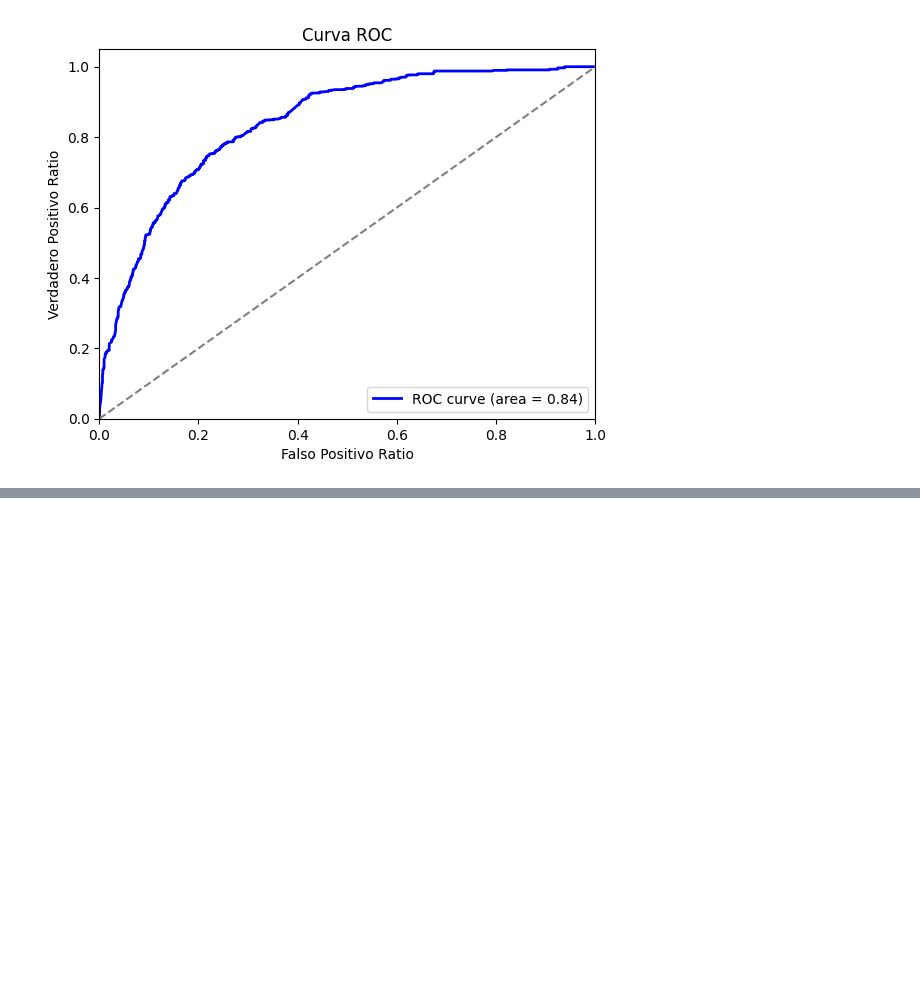
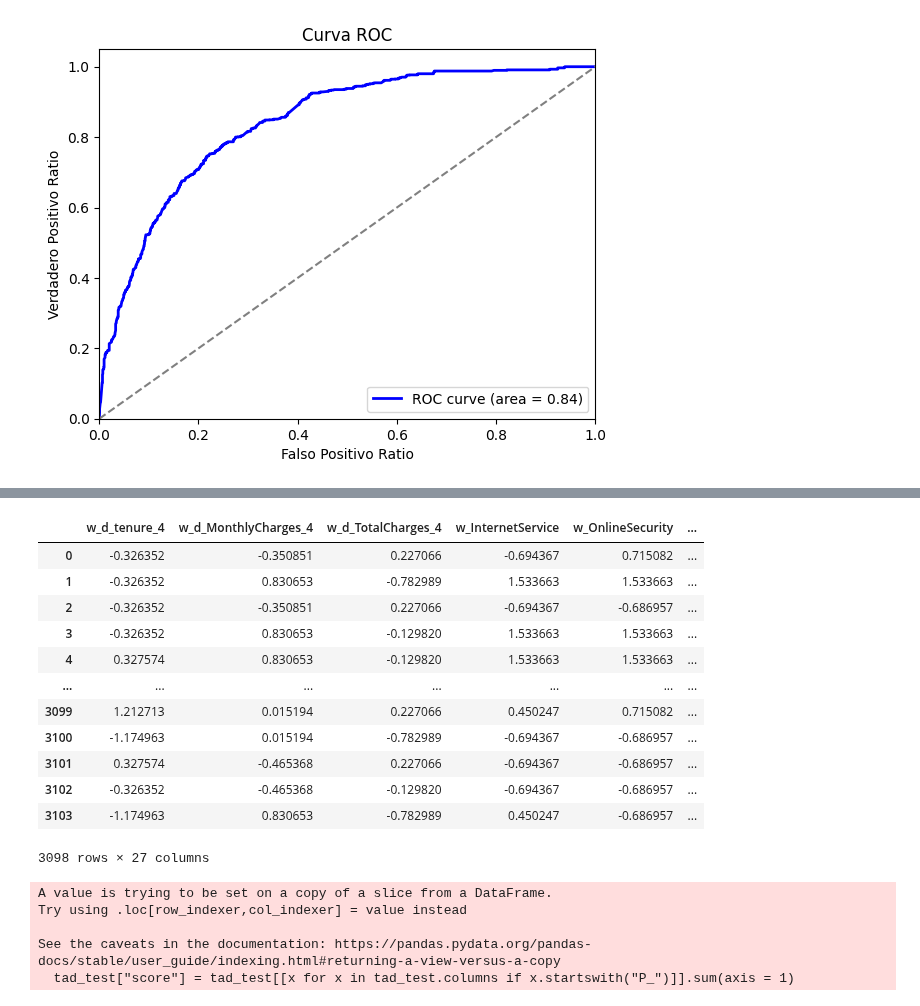
Before and after one commit to 318281029SBH/Escuela, a Jupyter notebook: Prc1LR.ipynb, the cells around one changed output, grey strips where cells are left out. Drawn from its saved outputs; the diff is of its cells as text; code cells hidden in the pictures; blank space fills up the shorter version.

```diff
--- a/Prc1LR.ipynb
+++ b/Prc1LR.ipynb
@@ -468,0 +475,13 @@ plt.show()
+# %%
+pdo = 30
+base_score = 150 #"Media"
+base_odds = 100 #"Varianza"
+factor = pdo/np.log(2)
+offset = base_score - (factor - np.log(base_odds))
+m = len(varw)
+# %%
+alpha = model.intercept_
+betas = model.coef_[0]
+# %%
+for feat, beta in zip(varw, betas):
+    tad_test["P_" + feat[2:]] = tad_test[feat].apply(lambda x:((-beta*x + (alpha/m))*factor) + (offset/m)).astype(int)
@@ -468,0 +506,24 @@ plt.show()
+# %%
+tad_test
+# %% [output]
+|  | w_d_tenure_4 | w_d_MonthlyCharges_4 | w_d_TotalCharges_4 | w_InternetService | w_OnlineSecurity | ... |
+| 0 | -0.326352 | -0.350851 | 0.227066 | -0.694367 | 0.715082 | ... |
+| 1 | -0.326352 | 0.830653 | -0.782989 | 1.533663 | 1.533663 | ... |
+| 2 | -0.326352 | -0.350851 | 0.227066 | -0.694367 | -0.686957 | ... |
+| 3 | -0.326352 | 0.830653 | -0.129820 | 1.533663 | 1.533663 | ... |
+| 4 | 0.327574 | 0.830653 | -0.129820 | 1.533663 | 1.533663 | ... |
+| ... | ... | ... | ... | ... | ... | ... |
+| 3099 | 1.212713 | 0.015194 | 0.227066 | 0.450247 | 0.715082 | ... |
+| 3100 | -1.174963 | 0.015194 | -0.782989 | -0.694367 | -0.686957 | ... |
+| 3101 | 0.327574 | -0.465368 | 0.227066 | -0.694367 | -0.686957 | ... |
+| 3102 | -0.326352 | -0.465368 | -0.129820 | -0.694367 | -0.686957 | ... |
+| 3103 | -1.174963 | 0.830653 | -0.782989 | 0.450247 | -0.686957 | ... |
+3098 rows × 27 columns
+# %%
+tad_test["score"] = tad_test[[x for x in tad_test.columns if x.startswith("P_")]].sum(axis = 1)
+# %% [output]
+A value is trying to be set on a copy of a slice from a DataFrame.
+Try using .loc[row_indexer,col_indexer] = value instead
+
+See the caveats in the documentation: https://pandas.pydata.org/pandas-docs/stable/user_guide/indexing.html#returning-a-view-versus-a-copy
+  tad_test["score"] = tad_test[[x for x in tad_test.columns if x.startswith("P_")]].sum(axis = 1)
```
Also changed, not shown: parts of 6 cells of this notebook.
